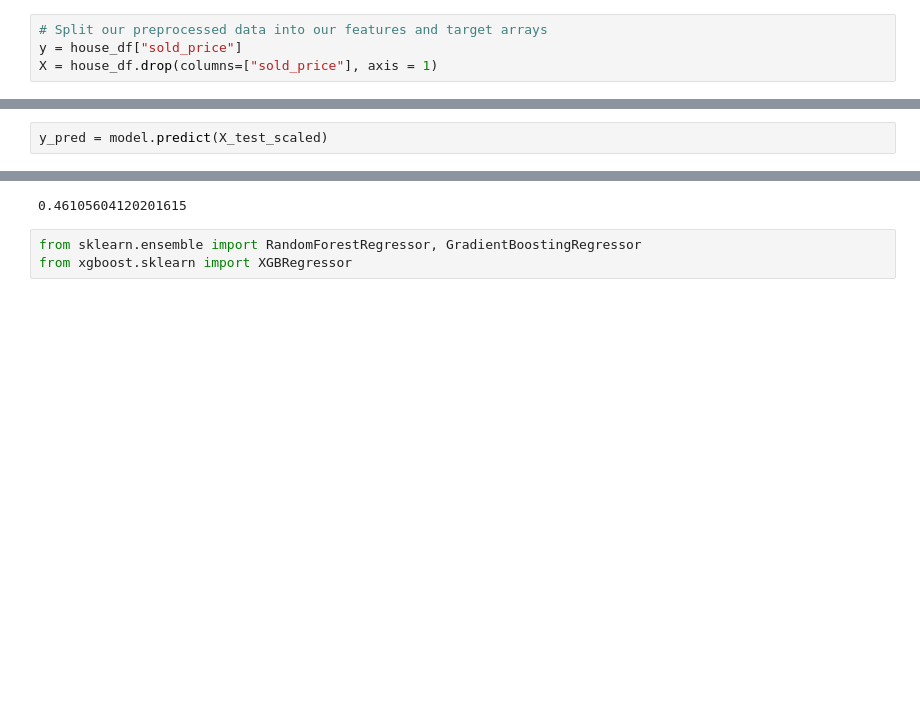
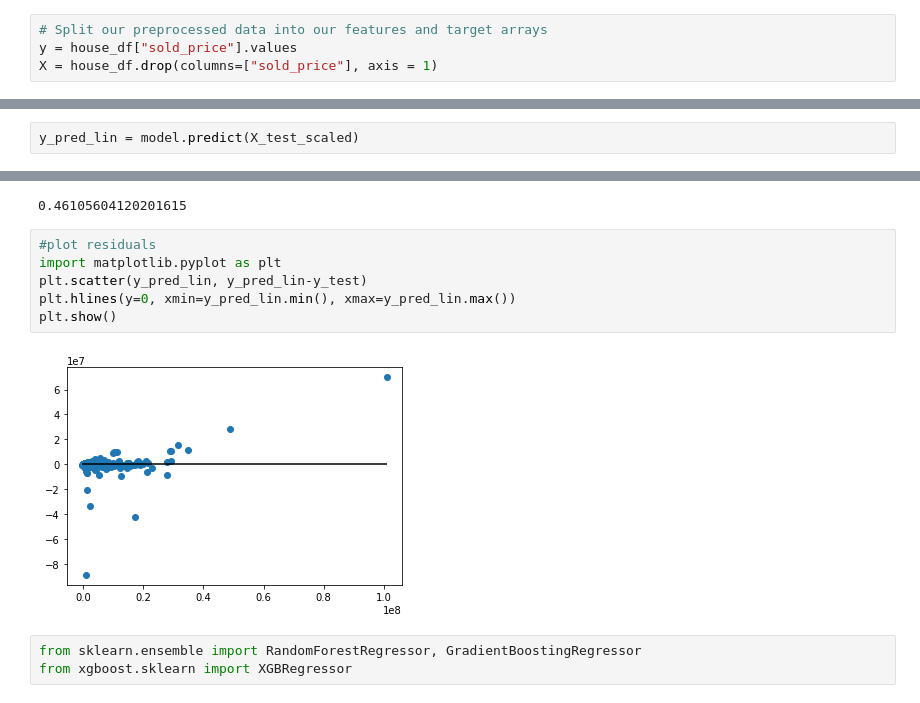
Before and after one commit to AThakor234/HousePrice_Prediction, a Jupyter notebook: ML/ML.ipynb, the cells around one changed output, grey strips where cells are left out. Drawn from its saved outputs; the diff is of its cells as text; blank space fills up the shorter version.

```diff
--- a/ML/ML.ipynb
+++ b/ML/ML.ipynb
@@ -381,7 +381,7 @@ house_df.head()
 #**Splitting Data into Training and Testing**
 # %%
 # Split our preprocessed data into our features and target arrays
-y = house_df["sold_price"]
+y = house_df["sold_price"].values
 X = house_df.drop(columns=["sold_price"], axis = 1)
 # %%
 # Split the preprocessed data into a training and testing dataset
@@ -406,7 +406,7 @@ model.fit(X_train_scaled,y_train)
 # %% [output]
 LinearRegression()
 # %%
-y_pred = model.predict(X_test_scaled)
+y_pred_lin = model.predict(X_test_scaled)
 # %%
 model.score(X_train_scaled,y_train)
 # %% [output]
@@ -415,6 +415,14 @@ model.score(X_train_scaled,y_train)
 model.score(X_test_scaled,y_test)
 # %% [output]
 0.46105604120201615
+# %%
+#plot residuals
+import matplotlib.pyplot as plt
+plt.scatter(y_pred_lin, y_pred_lin-y_test)
+plt.hlines(y=0, xmin=y_pred_lin.min(), xmax=y_pred_lin.max())
+plt.show()
+# %% [output]
+[figure, added]
 # %%
 from sklearn.ensemble import RandomForestRegressor, GradientBoostingRegressor
 from xgboost.sklearn import XGBRegressor
```
Also changed, not shown: parts of 5 cells of this notebook.
